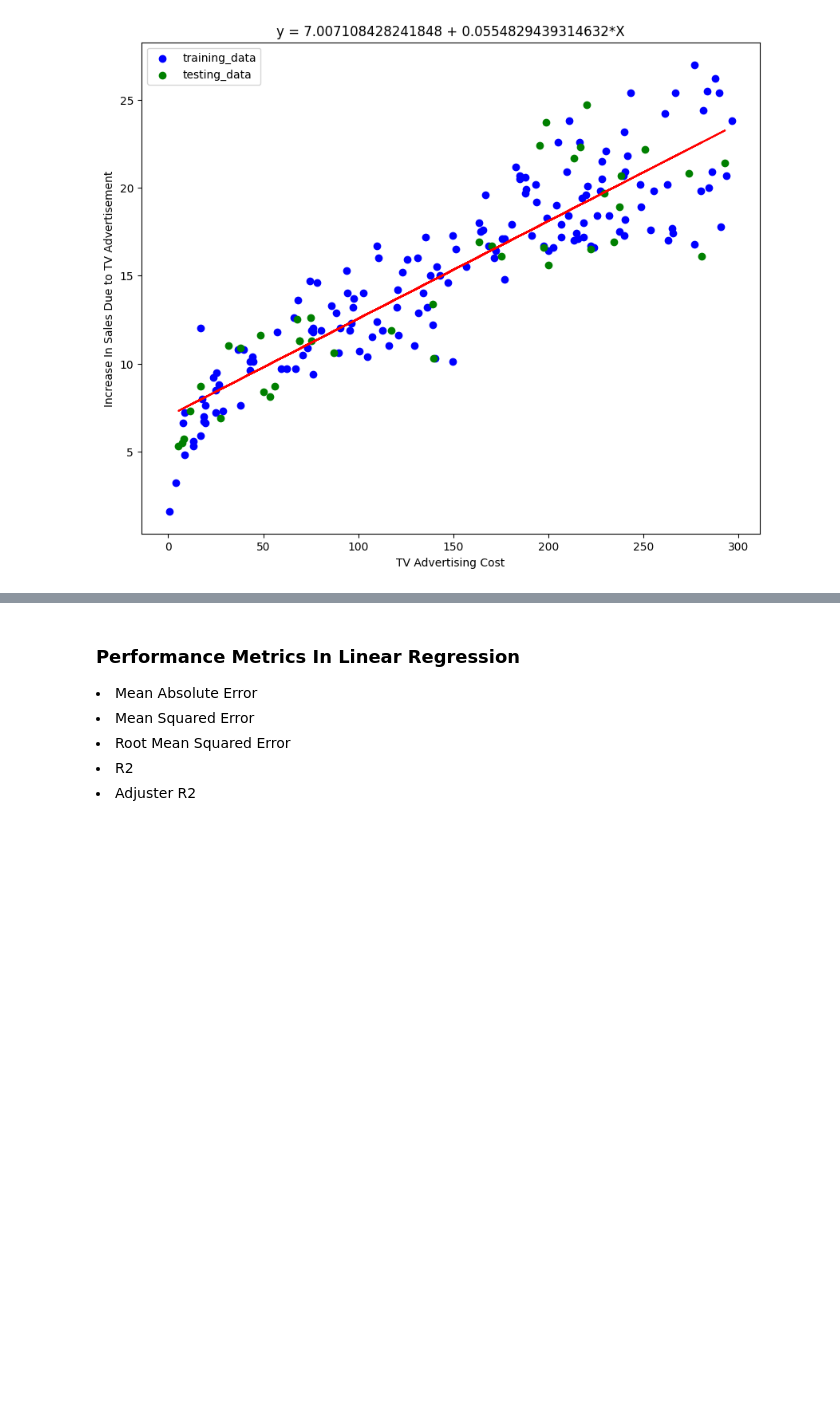
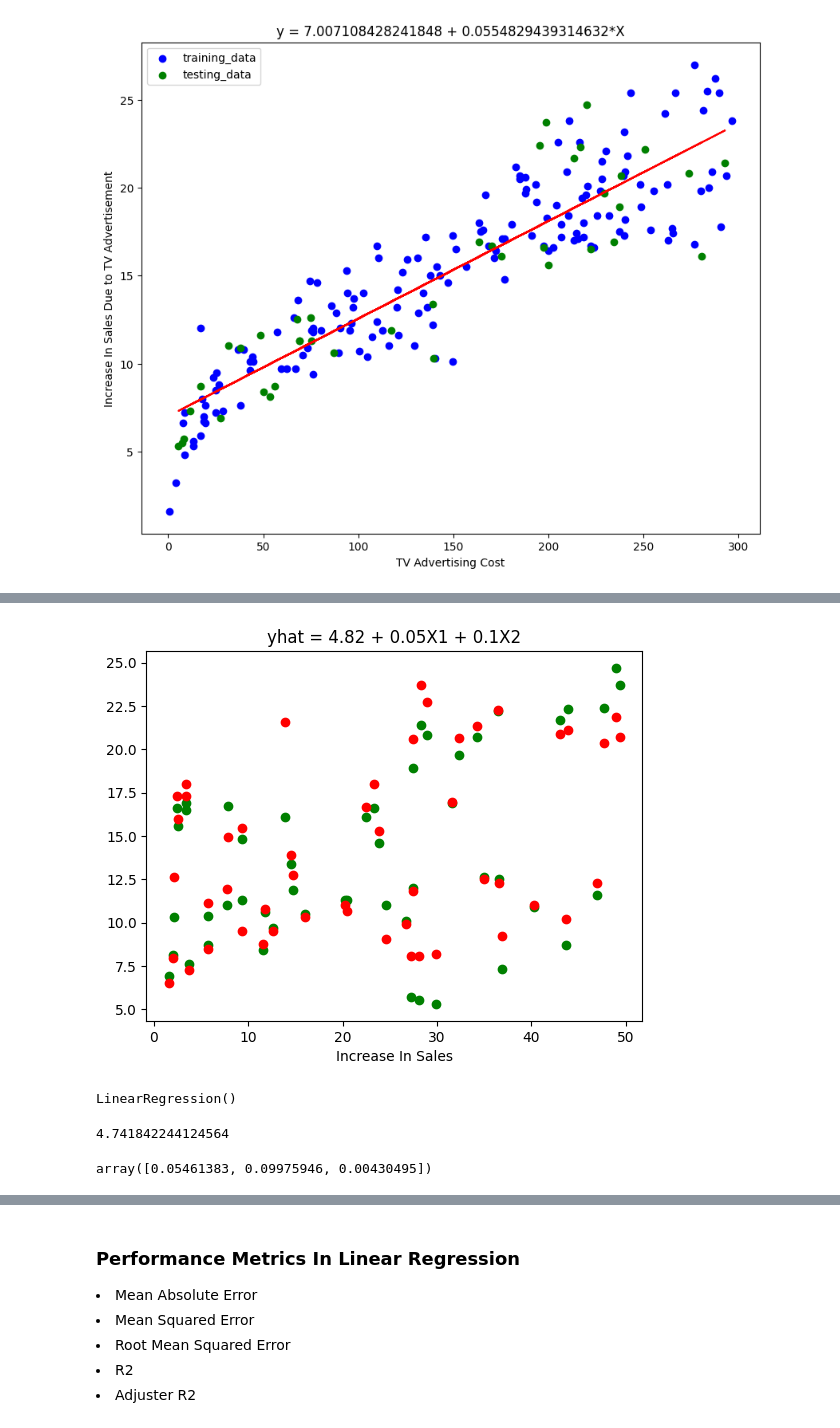
Before and after one commit to prabhat-123/Python_For_Data_Science, a Jupyter notebook: Linear_Regression.ipynb, the cells around one changed output, grey strips where cells are left out. Cells and saved outputs as stored; diff of their text form; code cells hidden in the pictures; blank space fills up the shorter version.

```diff
--- a/Linear_Regression.ipynb
+++ b/Linear_Regression.ipynb
@@ -179,0 +339,11 @@ y = B0 + B1x1 + B2x2 + ... + Bnxn
+# %%
+plt.scatter(x_test['Radio'], y_test, color = 'green')
+plt.scatter(x_test['Radio'], y_pred, color = 'red')
+plt.title("yhat = {} + {}X1 + {}X2".format(round(lr.intercept_,2),
+                                           round(lr.coef_[0],2),
+                                           round(lr.coef_[1], 2)))
+plt.xlabel("Radio Advertising Cost")
+plt.xlabel("Increase In Sales")
+plt.show()
+# %% [output]
+[figure, added]
@@ -179,0 +357,12 @@ y = B0 + B1x1 + B2x2 + ... + Bnxn
+# %%
+lr.fit(x_train, y_train)
+# %% [output]
+LinearRegression()
+# %%
+lr.intercept_
+# %% [output]
+4.741842244124564
+# %%
+lr.coef_
+# %% [output]
+array([0.05461383, 0.09975946, 0.00430495])
```
Also changed, not shown: parts of 37 cells of this notebook.
